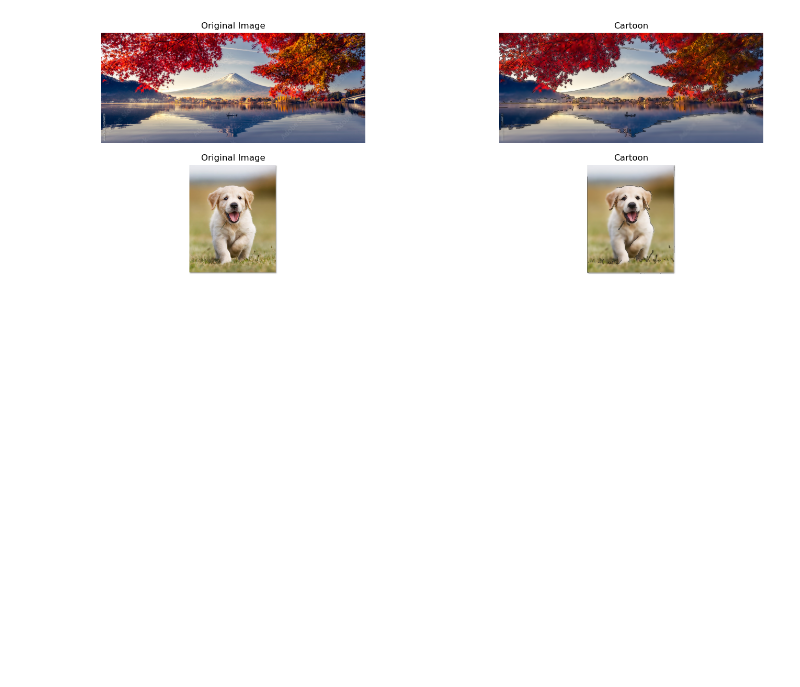
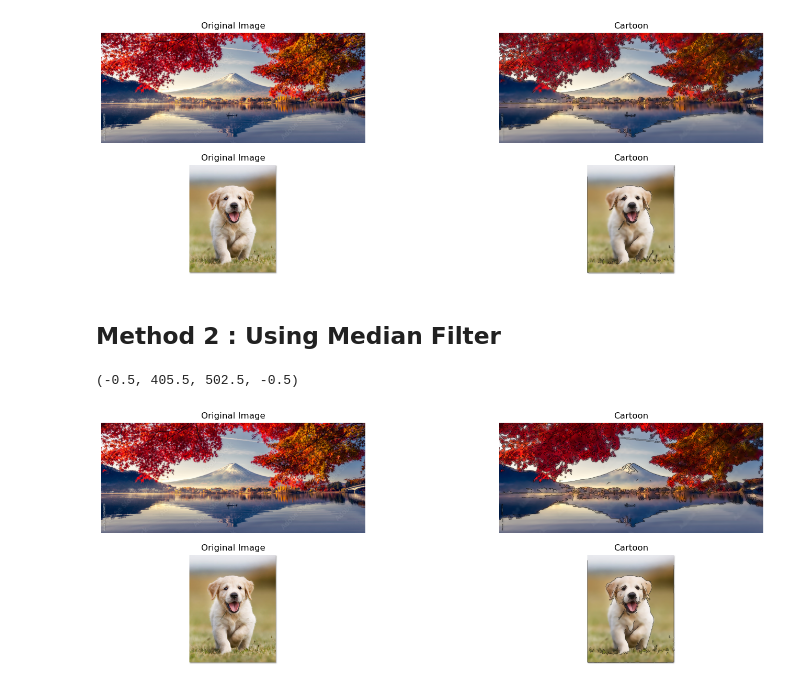
Before and after one commit to saharhaghighat/Image-Processing, a Jupyter notebook: Q3-Cartoon.ipynb, the cells around one changed output. Saved outputs shown, nothing was run; the diff lists cells and outputs as text; code cells hidden in the pictures; blank space fills up the shorter version.

```diff
--- a/Q3-Cartoon.ipynb
+++ b/Q3-Cartoon.ipynb
@@ -58,3 +63,53 @@ plt.axis('off')
 # %% [output]
 (-0.5, 405.5, 502.5, -0.5)
 [figure]
+# %% [markdown]
+## Method 2 : Using  Median Filter
+# %%
+#Apply Median blur to reduce noise and preserve edges
+blurred1 = cv.medianBlur(img1, 5)
+blurred2 = cv.medianBlur(img2, 5)
+
+#  Detect edges using Canny edge detector
+edges1 = cv.Canny(blurred1, 100, 200)
+edges2 = cv.Canny(blurred2, 100, 200)
+
+# Apply threshold to obtain a binary image
+ret1, mask1 = cv.threshold(edges1, 160, 255, cv.THRESH_BINARY_INV)
+ret2, mask2 = cv.threshold(edges2, 160, 255, cv.THRESH_BINARY_INV)
+
+# Apply Median filter to reduce the number of colors while preserving edges
+color1 = cv.medianBlur(img1, 9)
+color2 = cv.medianBlur(img2, 9)
+
+#  Combine the edge mask with the reduced color image using bitwise AND
+cartoon1 = cv.bitwise_and(color1, color1, mask=mask1)
+cartoon2 = cv.bitwise_and(color2, color2, mask=mask2)
+
+
+#Display Method 2
+
+plt.figure(figsize=(18, 6))
+plt.subplot(2, 2, 1)
+plt.title('Original Image')
+plt.imshow(cv.cvtColor(img1, cv.COLOR_BGR2RGB))   #Convert to RGB
+plt.axis('off')
+
+plt.subplot(2, 2, 2)
+plt.title('Cartoon')
+plt.imshow(cv.cvtColor(cartoon1, cv.COLOR_BGR2RGB))  #Convert to RGB
+plt.axis('off')
+
+
+plt.subplot(2, 2, 3)
+plt.title('Original Image')
+plt.imshow(cv.cvtColor(img2, cv.COLOR_BGR2RGB))  #Convert to RGB
+plt.axis('off')
+
+plt.subplot(2, 2, 4)
+plt.title('Cartoon')
+plt.imshow(cv.cvtColor(cartoon2, cv.COLOR_BGR2RGB)) #Convert to RGB
+plt.axis('off')
+# %% [output]
+(-0.5, 405.5, 502.5, -0.5)
+[figure, added]
```
Also changed, not shown: parts of 4 cells of this notebook, 1 other file.
